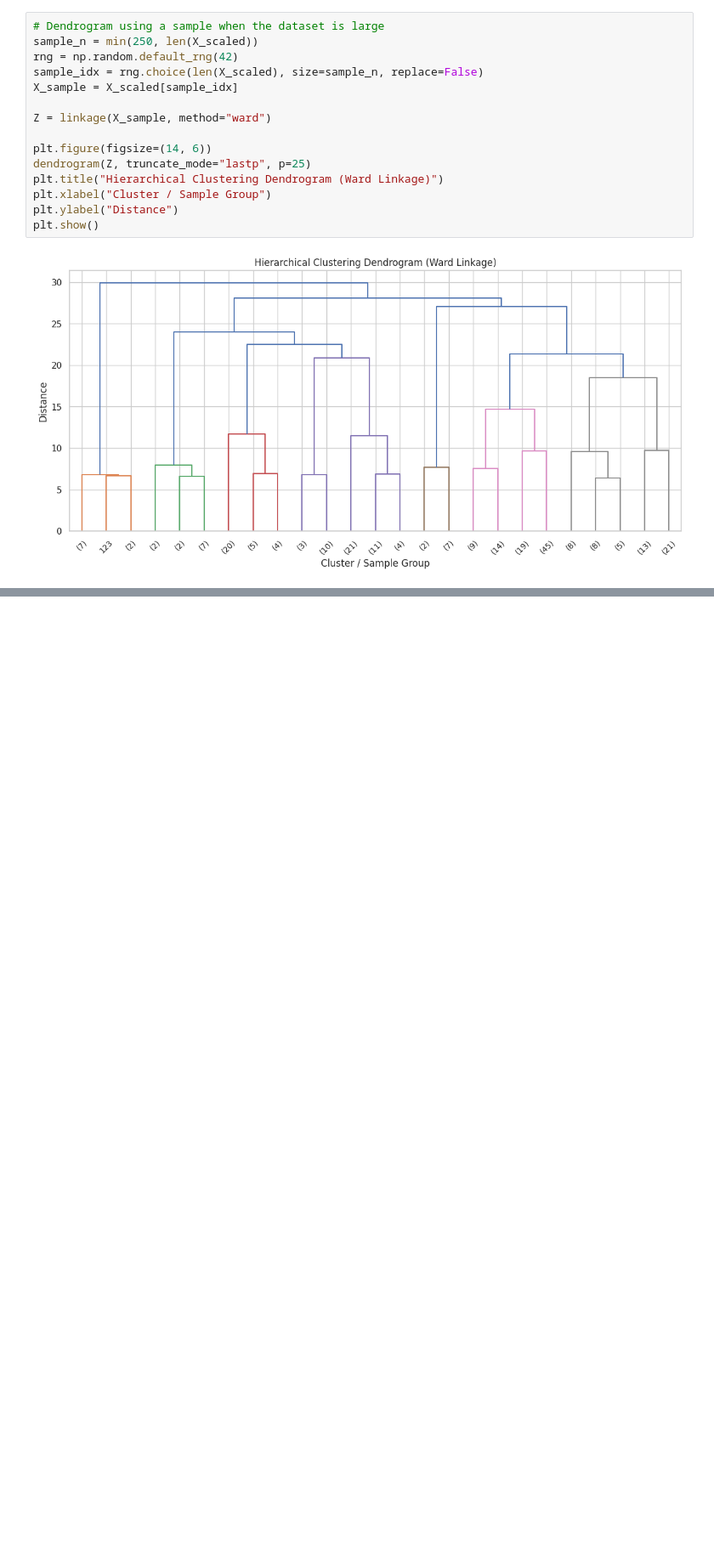
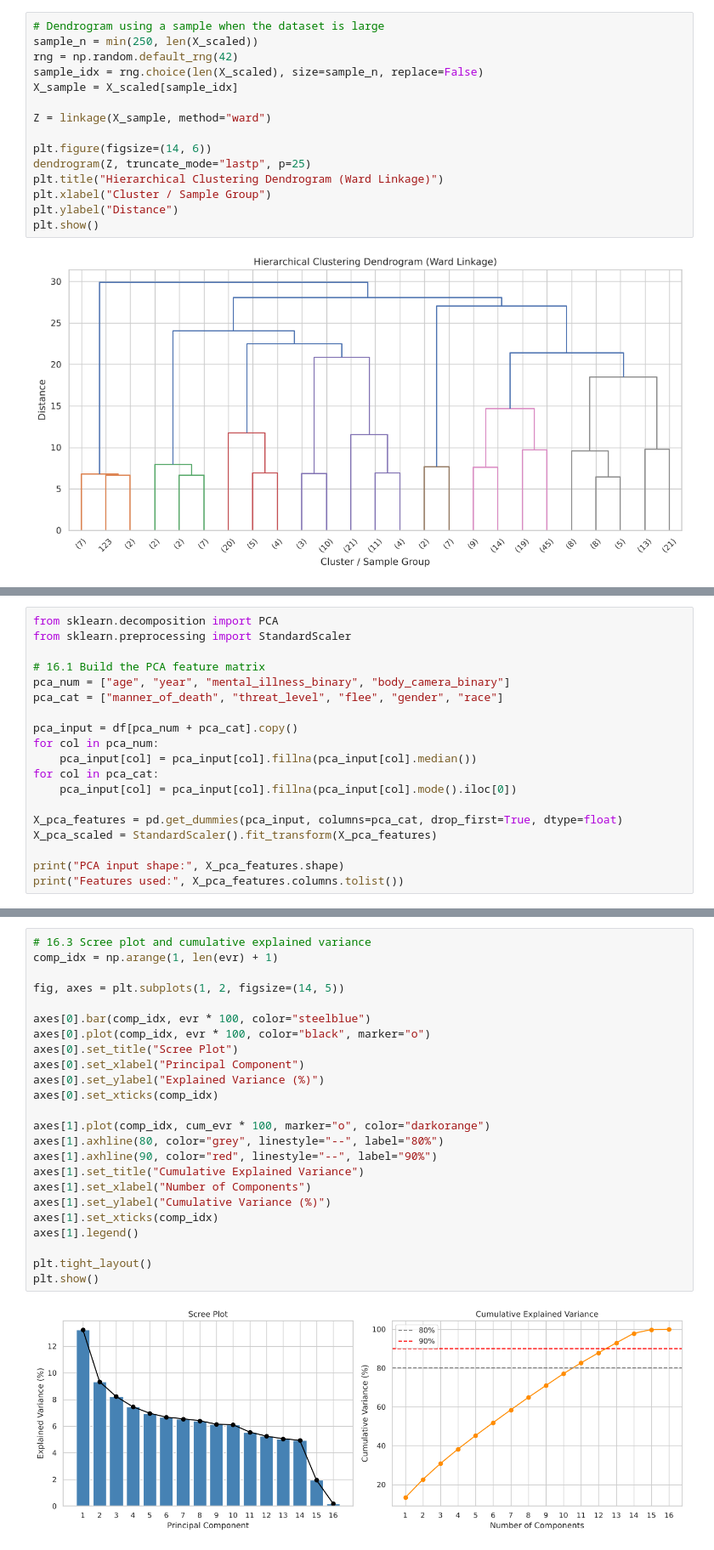
Before and after one commit to Ruchika0912/BCSE331L-EDA-Course-Project, a Jupyter notebook: EDA_Project_Ruchika_Tuteja.ipynb, the cells around one changed output, grey strips where cells are left out. Shown at 85% size. Drawn from its saved outputs; the diff is of its cells as text; blank space fills up the shorter version.

```diff
--- a/EDA_Project_Ruchika_Tuteja.ipynb
+++ b/EDA_Project_Ruchika_Tuteja.ipynb
@@ -534,0 +550,19 @@ The project demonstrates a complete EDA workflow on the assigned shootings datas
+# %%
+from sklearn.decomposition import PCA
+from sklearn.preprocessing import StandardScaler
+
+# 16.1 Build the PCA feature matrix
+pca_num = ["age", "year", "mental_illness_binary", "body_camera_binary"]
+pca_cat = ["manner_of_death", "threat_level", "flee", "gender", "race"]
+
+pca_input = df[pca_num + pca_cat].copy()
+for col in pca_num:
+    pca_input[col] = pca_input[col].fillna(pca_input[col].median())
+for col in pca_cat:
+    pca_input[col] = pca_input[col].fillna(pca_input[col].mode().iloc[0])
+
+X_pca_features = pd.get_dummies(pca_input, columns=pca_cat, drop_first=True, dtype=float)
+X_pca_scaled = StandardScaler().fit_transform(X_pca_features)
+
+print("PCA input shape:", X_pca_features.shape)
+print("Features used:", X_pca_features.columns.tolist())
@@ -534,0 +615,26 @@ The project demonstrates a complete EDA workflow on the assigned shootings datas
+# %%
+# 16.3 Scree plot and cumulative explained variance
+comp_idx = np.arange(1, len(evr) + 1)
+
+fig, axes = plt.subplots(1, 2, figsize=(14, 5))
+
+axes[0].bar(comp_idx, evr * 100, color="steelblue")
+axes[0].plot(comp_idx, evr * 100, color="black", marker="o")
+axes[0].set_title("Scree Plot")
+axes[0].set_xlabel("Principal Component")
+axes[0].set_ylabel("Explained Variance (%)")
+axes[0].set_xticks(comp_idx)
+
+axes[1].plot(comp_idx, cum_evr * 100, marker="o", color="darkorange")
+axes[1].axhline(80, color="grey", linestyle="--", label="80%")
+axes[1].axhline(90, color="red", linestyle="--", label="90%")
+axes[1].set_title("Cumulative Explained Variance")
+axes[1].set_xlabel("Number of Components")
+axes[1].set_ylabel("Cumulative Variance (%)")
+axes[1].set_xticks(comp_idx)
+axes[1].legend()
+
+plt.tight_layout()
+plt.show()
+# %% [output]
+[figure, added]
```
Also changed, not shown: parts of 31 cells of this notebook, 2 other files.
